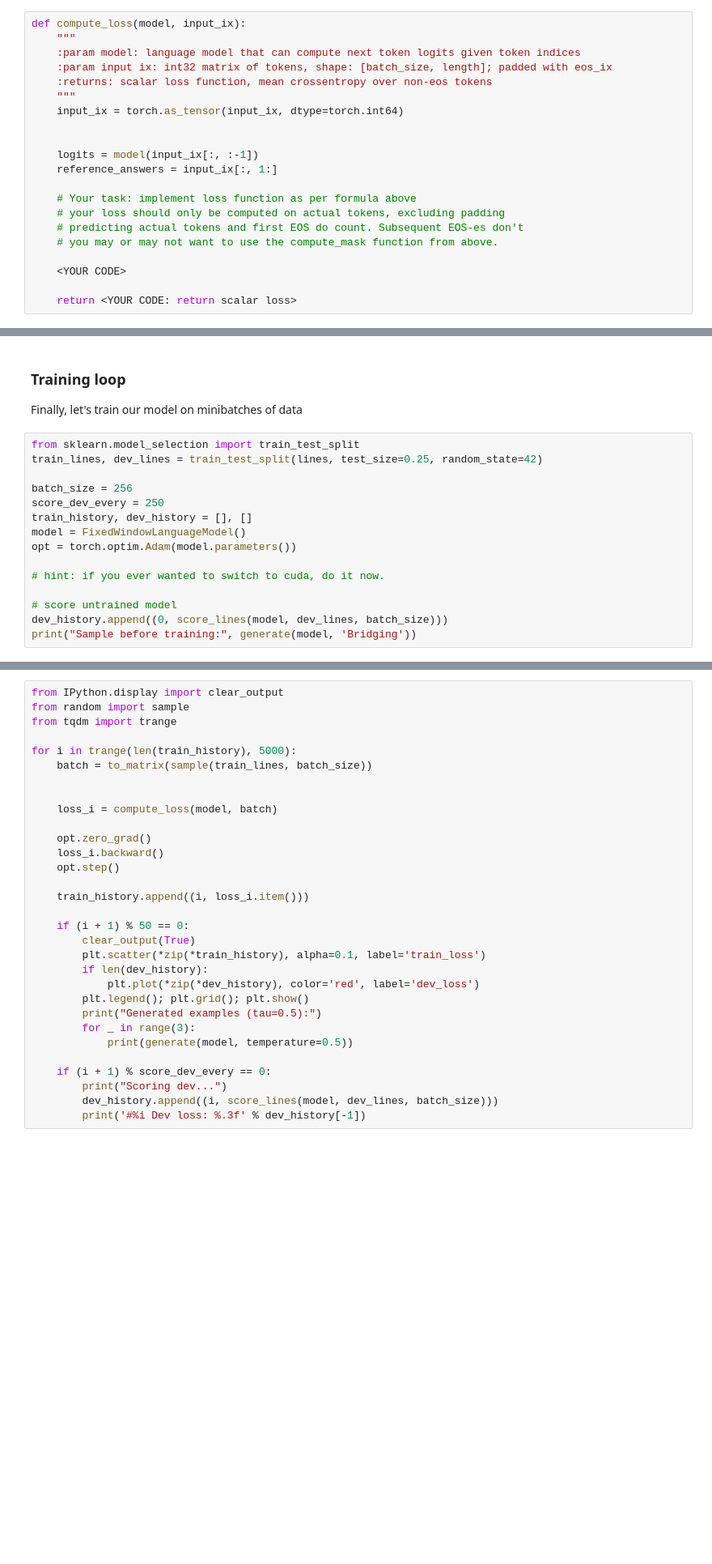
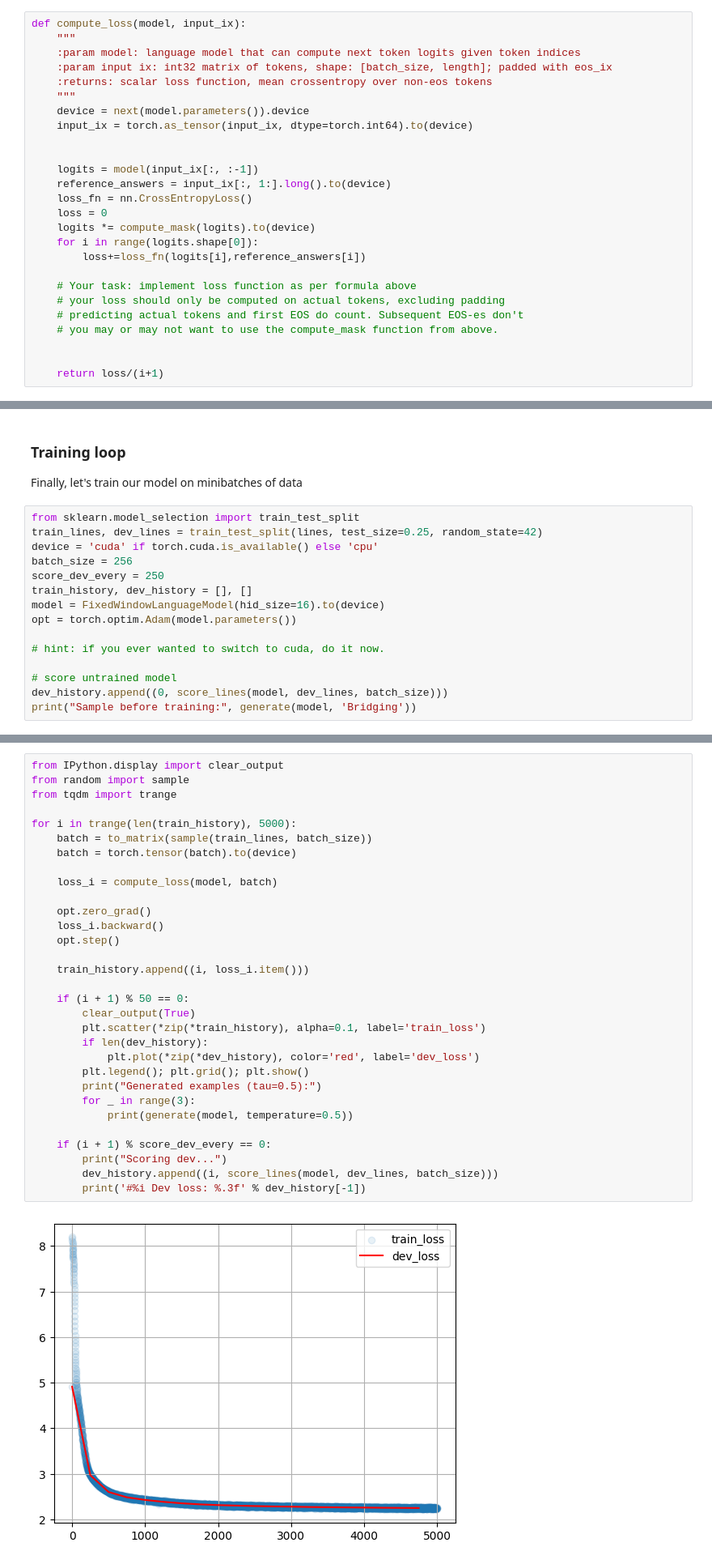
Before and after one commit to A-ladzin/nlp_course, a Jupyter notebook: week03_lm/homework_pytorch.ipynb, the cells around one changed output, grey strips where cells are left out. Shown: that part at 81% size. Drawn from its saved outputs; the diff is of its cells as text; blank space fills up the shorter version.

```diff
--- a/week03_lm/homework_pytorch.ipynb
+++ b/week03_lm/homework_pytorch.ipynb
@@ -181,20 +218,25 @@ def compute_loss(model, input_ix):
     :param input ix: int32 matrix of tokens, shape: [batch_size, length]; padded with eos_ix
     :returns: scalar loss function, mean crossentropy over non-eos tokens
     """
-    input_ix = torch.as_tensor(input_ix, dtype=torch.int64)
+    device = next(model.parameters()).device
+    input_ix = torch.as_tensor(input_ix, dtype=torch.int64).to(device)
 
 
     logits = model(input_ix[:, :-1])
-    reference_answers = input_ix[:, 1:]
+    reference_answers = input_ix[:, 1:].long().to(device)
+    loss_fn = nn.CrossEntropyLoss()
+    loss = 0
+    logits *= compute_mask(logits).to(device)
+    for i in range(logits.shape[0]):
+        loss+=loss_fn(logits[i],reference_answers[i])
 
     # Your task: implement loss function as per formula above
     # your loss should only be computed on actual tokens, excluding padding
     # predicting actual tokens and first EOS do count. Subsequent EOS-es don't
     # you may or may not want to use the compute_mask function from above.
 
-    <YOUR CODE>
 
-    return <YOUR CODE: return scalar loss>
+    return loss/(i+1)
 # %%
 loss_1 = compute_loss(dummy_model, to_matrix(dummy_lines, max_len=15))
 loss_2 = compute_loss(dummy_model, to_matrix(dummy_lines, max_len=16))
@@ -243,11 +285,11 @@ Finally, let's train our model on minibatches of data
 # %%
 from sklearn.model_selection import train_test_split
 train_lines, dev_lines = train_test_split(lines, test_size=0.25, random_state=42)
-
+device = 'cuda' if torch.cuda.is_available() else 'cpu'
 batch_size = 256
 score_dev_every = 250
 train_history, dev_history = [], []
-model = FixedWindowLanguageModel()
+model = FixedWindowLanguageModel(hid_size=16).to(device)
 opt = torch.optim.Adam(model.parameters())
 
 # hint: if you ever wanted to switch to cuda, do it now.
@@ -258,31 +302,33 @@ print("Sample before training:", generate(model, 'Bridging'))
 # %%
 from IPython.display import clear_output
 from random import sample
 from tqdm import trange
 
 for i in trange(len(train_history), 5000):
     batch = to_matrix(sample(train_lines, batch_size))
-
+    batch = torch.tensor(batch).to(device)
 
     loss_i = compute_loss(model, batch)
 
     opt.zero_grad()
     loss_i.backward()
     opt.step()
 
     train_history.append((i, loss_i.item()))
 
     if (i + 1) % 50 == 0:
         clear_output(True)
         plt.scatter(*zip(*train_history), alpha=0.1, label='train_loss')
         if len(dev_history):
             plt.plot(*zip(*dev_history), color='red', label='dev_loss')
         plt.legend(); plt.grid(); plt.show()
         print("Generated examples (tau=0.5):")
         for _ in range(3):
             print(generate(model, temperature=0.5))
 
     if (i + 1) % score_dev_every == 0:
         print("Scoring dev...")
         dev_history.append((i, score_lines(model, dev_lines, batch_size)))
         print('#%i Dev loss: %.3f' % dev_history[-1])
+# %% [output]
+[figure, added]
```
Also changed, not shown: parts of 8 cells of this notebook.
